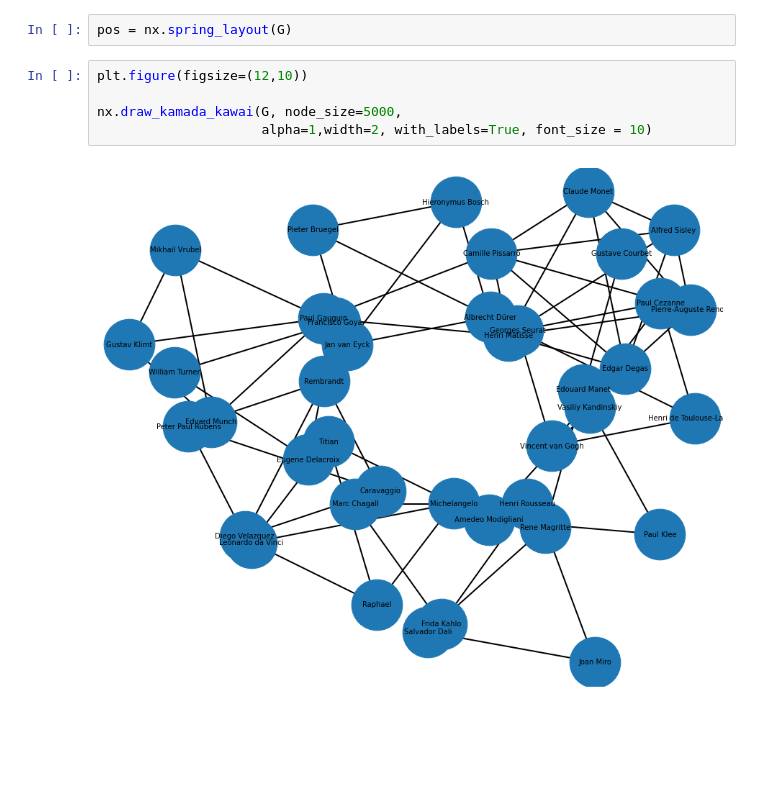
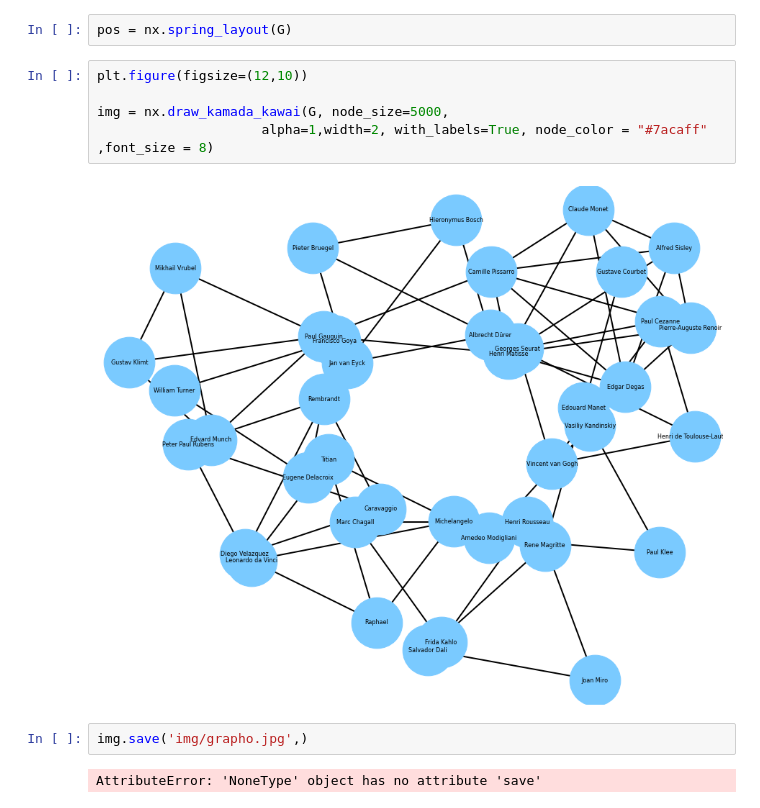
Before and after one commit to marlizana/art-project, a Jupyter notebook: art_csv.ipynb, the cells around one changed output. Cells and saved outputs as stored; diff of their text form; blank space fills up the shorter version.

```diff
--- a/art_csv.ipynb
+++ b/art_csv.ipynb
@@ -154,7 +167,11 @@ pos = nx.spring_layout(G)
 # %%
 plt.figure(figsize=(12,10))
 
-nx.draw_kamada_kawai(G, node_size=5000,
-                     alpha=1,width=2, with_labels=True, font_size = 10)
+img = nx.draw_kamada_kawai(G, node_size=5000,
+                     alpha=1,width=2, with_labels=True, node_color = "#7acaff" ,font_size = 8)
 # %% [output]
-[figure, old version]
+[figure, new version]
+# %%
+img.save('img/grapho.jpg',)
+# %% [output]
+AttributeError: 'NoneType' object has no attribute 'save'
```
Also changed, not shown: parts of 10 cells of this notebook.
